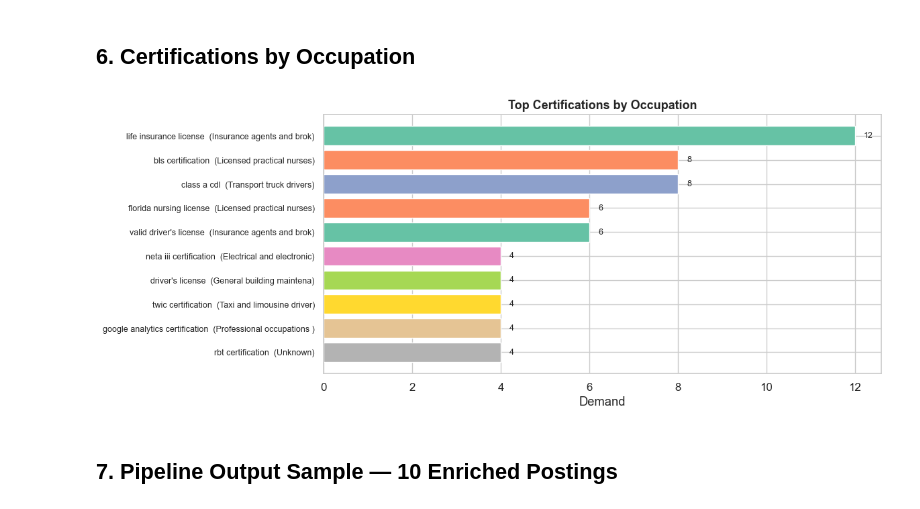
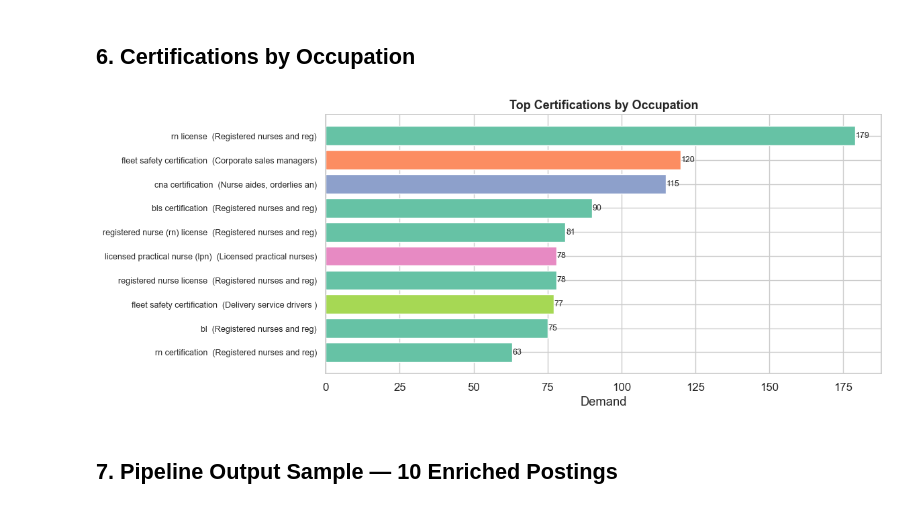
Before and after one commit to JindoKimKor/GILJOBI, a Jupyter notebook: pipelines/skill-demand/sample_validation_results.ipynb, the cells around one changed output. Cells and saved outputs as stored; diff of their text form; code cells hidden in the pictures.

```diff
--- a/pipelines/skill-demand/sample_validation_results.ipynb
+++ b/pipelines/skill-demand/sample_validation_results.ipynb
@@ -204,12 +269,14 @@ plt.show()
 ## 4. Software Developer Skills Deep Dive
 # %%
 swe_skills = pd.read_sql("""
-    SELECT s.skill, s.category, p.seniority, COUNT(*) as demand
-    FROM jd_skills s
-    JOIN jd_postings p ON s.jd_id = p.job_id
+    SELECT sk.name as skill, sk.category, ds.level as seniority, COUNT(*) as demand
+    FROM fact_job_skill_demand f
+    JOIN dim_skills sk ON f.skill_id = sk.id
+    JOIN fact_job_postings p ON f.job_id = p.job_id
+    JOIN dim_seniority ds ON p.seniority_id = ds.id
     JOIN noc_titles n ON p.noc_id = n.id
     WHERE n.noc21_name ILIKE '%software%'
-    GROUP BY s.skill, s.category, p.seniority
+    GROUP BY sk.name, sk.category, ds.level
 """, conn)
 
 fig, axes = plt.subplots(1, 2, figsize=(16, 7))
@@ -248,17 +315,18 @@ plt.show()
 # Top 5 NOCs — radar chart comparing category balance
 top_nocs = pd.read_sql("""
     SELECT n.noc21_code, n.noc21_name, COUNT(*) as postings
-    FROM jd_postings p JOIN noc_titles n ON p.noc_id = n.id
+    FROM fact_job_postings p JOIN noc_titles n ON p.noc_id = n.id
     GROUP BY n.noc21_code, n.noc21_name ORDER BY postings DESC LIMIT 5
 """, conn)
 
 noc_cat = pd.read_sql(f"""
-    SELECT n.noc21_name as occupation, s.category, COUNT(*) as count
-    FROM jd_skills s
-    JOIN jd_postings p ON s.jd_id = p.job_id
+    SELECT n.noc21_name as occupation, sk.category, COUNT(*) as count
+    FROM fact_job_skill_demand f
+    JOIN fact_job_postings p ON f.job_id = p.job_id
+    JOIN dim_skills sk ON f.skill_id = sk.id
     JOIN noc_titles n ON p.noc_id = n.id
     WHERE n.noc21_code IN ({','.join(f"'{c}'" for c in top_nocs['noc21_code'])})
-    GROUP BY n.noc21_name, s.category
+    GROUP BY n.noc21_name, sk.category
 """, conn)
 
 # Normalize per NOC (percentage)
@@ -297,12 +365,13 @@ fig, axes = plt.subplots(1, len(top_nocs), figsize=(5 * len(top_nocs), 7), share
 for idx, (_, noc) in enumerate(top_nocs.iterrows()):
     ax = axes[idx]
     skills = pd.read_sql(f"""
-        SELECT s.skill, s.category, COUNT(*) as demand
-        FROM jd_skills s
-        JOIN jd_postings p ON s.jd_id = p.job_id
+        SELECT sk.name as skill, sk.category, COUNT(*) as demand
+        FROM fact_job_skill_demand f
+        JOIN fact_job_postings p ON f.job_id = p.job_id
+        JOIN dim_skills sk ON f.skill_id = sk.id
         JOIN noc_titles n ON p.noc_id = n.id
         WHERE n.noc21_code = '{noc['noc21_code']}'
-        GROUP BY s.skill, s.category
+        GROUP BY sk.name, sk.category
         ORDER BY demand DESC LIMIT 8
     """, conn)
 
@@ -332,36 +401,37 @@ plt.show()
 ## 6. Certifications by Occupation
 # %%
 certs = pd.read_sql("""
-    SELECT n.noc21_name as occupation, s.skill as certification, COUNT(*) as demand
-    FROM jd_skills s
-    JOIN jd_postings p ON s.jd_id = p.job_id
+    SELECT n.noc21_name as occupation, sk.name as certification, COUNT(*) as demand
+    FROM fact_job_skill_demand f
+    JOIN fact_job_postings p ON f.job_id = p.job_id
+    JOIN dim_skills sk ON f.skill_id = sk.id
     LEFT JOIN noc_titles n ON p.noc_id = n.id
-    WHERE s.category = 'certification'
-    GROUP BY n.noc21_name, s.skill
+    WHERE sk.category = 'certification'
+    GROUP BY n.noc21_name, sk.name
     ORDER BY demand DESC LIMIT 10
 """, conn)
 
 certs['occupation'] = certs['occupation'].fillna('Unknown')
 
 fig, ax = plt.subplots(figsize=(12, 5))
 colors = sns.color_palette('Set2', len(certs['occupation'].unique()))
 occ_color = {occ: colors[i] for i, occ in enumerate(certs['occupation'].unique())}
 
 ax.barh(range(len(certs)), certs['demand'],
         color=[occ_color[o] for o in certs['occupation']])
-ax.set_yticks(range(len(certs)))"#2196F3""#2196F3""#8EA7BB""#2E4F69""#194970""#1F78C0"
+ax.set_yticks(range(len(certs)))
 ax.set_yticklabels([f"{row['certification']}  ({str(row['occupation'])[:25]})" for _, row in certs.iterrows()], fontsize=9)
 ax.invert_yaxis()
 ax.set_xlabel('Demand')
 ax.set_title('Top Certifications by Occupation', fontsize=13, fontweight='bold')
 
 for i, v in enumerate(certs['demand']):
     ax.text(v + 0.2, i, str(v), va='center', fontsize=9)
 
 plt.tight_layout()
 plt.show()
 # %% [output]
-[figure, old version]
+[figure, new version]
 # %% [markdown]
 ## 7. Pipeline Output Sample — 10 Enriched Postings
 # %%
```
Also changed, not shown: parts of 9 cells of this notebook, 12 other files.
